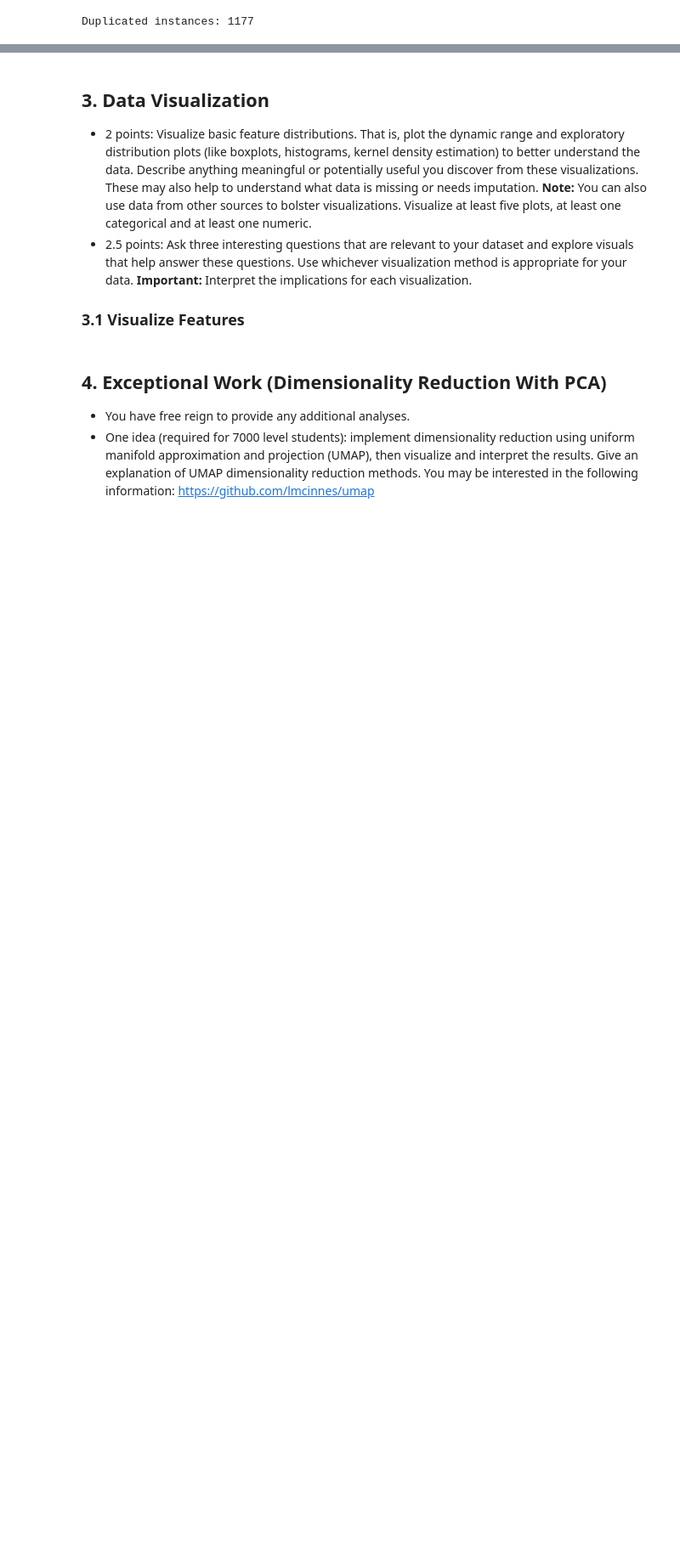
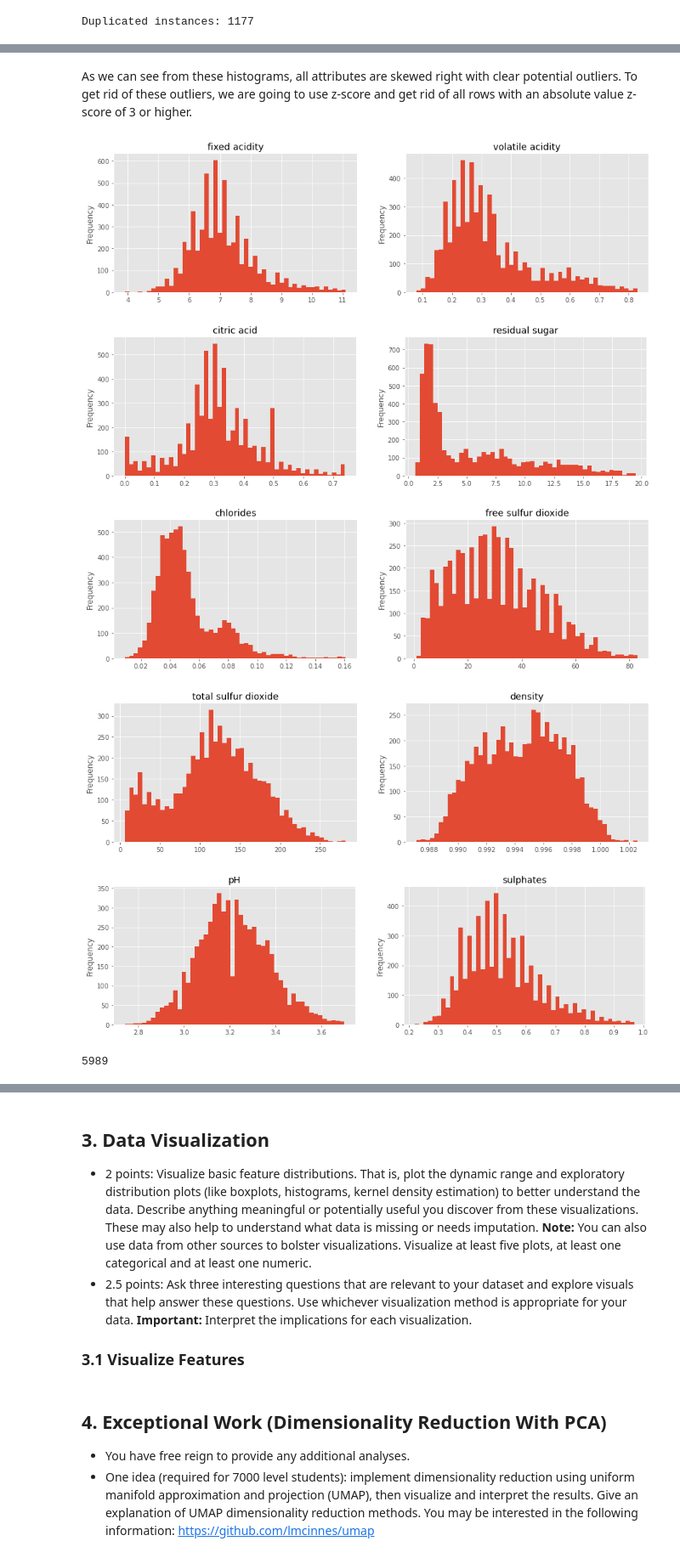
Before and after one commit to harrisonnoble/ml-projects, a Jupyter notebook: Lab 1/Lab 1.ipynb, the cells around one changed output, grey strips where cells are left out. Shown at 85% size. Cells and saved outputs as stored; diff of their text form; code cells hidden in the pictures; blank space fills up the shorter version.

```diff
--- a/Lab 1/Lab 1.ipynb
+++ b/Lab 1/Lab 1.ipynb
@@ -189,0 +202,34 @@ df_full['citric acid'].plot.hist(bins = 100, title='citric acid')
+# %% [markdown]
+As we can see from these histograms, all attributes are skewed right with clear potential outliers. To get rid of these outliers, we are going to use z-score and get rid of all rows with an absolute value z-score of 3 or higher.
+# %%
+from scipy import stats
+
+#code found from reference 5
+df_full = df_full[(np.abs(stats.zscore(df_full)) < 3).all(axis=1)]
+
+plt.style.use('ggplot')
+fig = None
+
+for count, val in enumerate(df_full.columns):
+    if (count + 1) % 2 == 1:
+        fig = plt.figure(figsize=(15,4))
+        plt.subplot(1,2,1)
+    else:
+        plt.subplot(1,2,2)
+
+    df_full[val].plot.hist(bins=50, title=val)
+
+    if (count + 1) % 2 == 0:
+        plt.show()
+
+    if count == 9:
+        break
+
+print(len(df_full))
+# %% [output]
+[figure, added]
+[figure, added]
+[figure, added]
+[figure, added]
+[figure, added]
+5989
```
Also changed, not shown: parts of 5 cells of this notebook.
